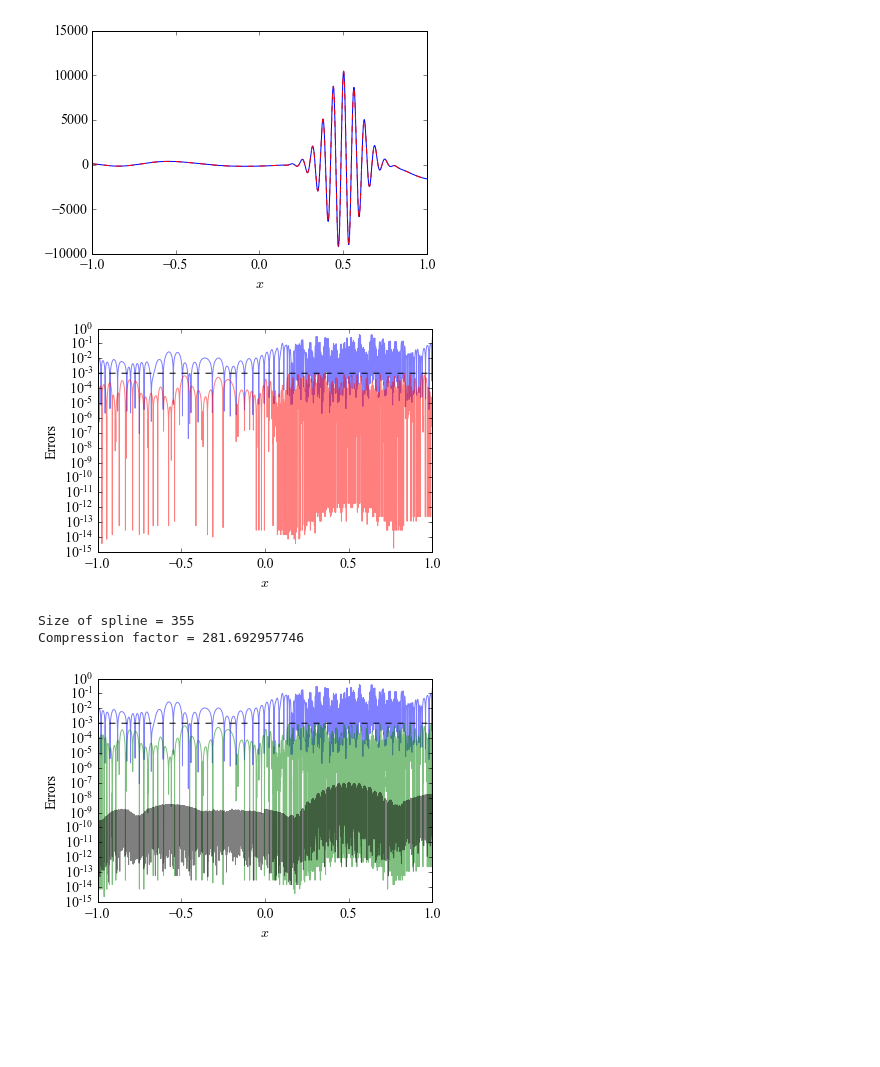
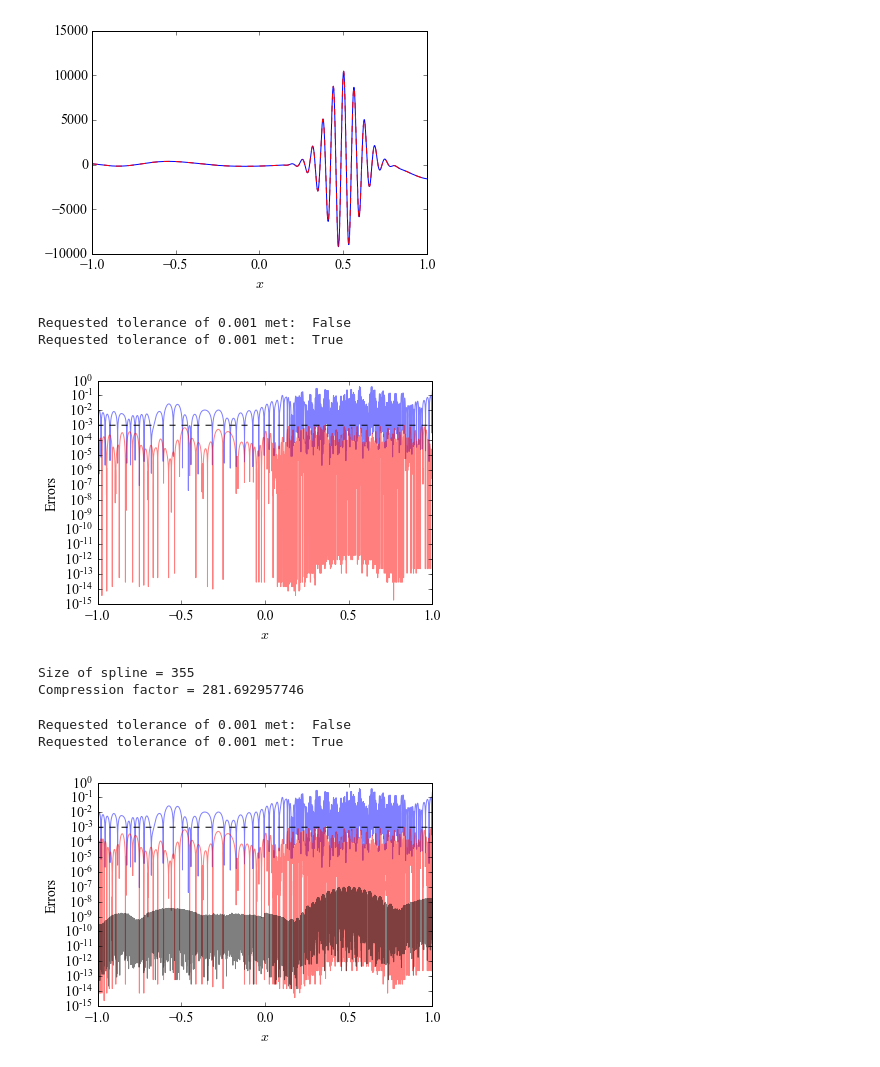
Before and after one commit to crgalley/romspline, a Jupyter notebook: romSpline_example.ipynb, the cells around one changed output. Cells and saved outputs as stored; diff of their text form; code cells hidden in the pictures; blank space fills up the shorter version.

```diff
--- a/romSpline_example.ipynb
+++ b/romSpline_example.ipynb
@@ -222,12 +249,17 @@ plt.xlabel('$x$');
 y = f(x)
 y1 = dfdx(x)  # Compute derivative analytically
 
-plt.semilogy(x, np.abs(spline(x, dx=1)-y1), 'b-', alpha=0.5);
-plt.semilogy(x, np.abs(dspline(x)-y1), 'r-', alpha=0.5);
+plt.semilogy(x, spline.test(x, y1, dx=1), 'b-', alpha=0.5);  # This computes the first
+                                                               # derivative of the spline
+                                                               # prediction and compares
+                                                               # to y1
+plt.semilogy(x, dspline.test(x, y1), 'r-', alpha=0.5);
 plt.semilogy(x, dspline.tol*np.ones(x.size), 'k--');
 plt.ylabel('Errors');
 plt.xlabel('$x$');
 # %% [output]
+Requested tolerance of 0.001 met:  False
+Requested tolerance of 0.001 met:  True
 [figure]
 # %%
 # If we didn't have access to the analytical derivative of the data
@@ -247,15 +279,19 @@ Compression factor = 281.692957746
 # %%
 # The spline built from the numerical derivative of the data is
 # also a bit better than evaluating the derivative of the spline
 # built from the original data and taking its derivative:
-plt.semilogy(x, np.abs(spline(x, dx=1)-y1), 'b-', alpha=0.5);
-plt.semilogy(x, np.abs(Dspline(x)-Df), 'g-', alpha=0.5);
+#plt.semilogy(x, np.abs(spline(x, dx=1)-y1), 'b-', alpha=0.5);
+#plt.semilogy(x, np.abs(Dspline(x)-Df), 'g-', alpha=0.5);
+plt.semilogy(x, spline.test(x, y1, dx=1), 'b-', alpha=0.5);
+plt.semilogy(x, Dspline.test(x, Df), 'r-', alpha=0.5);
 plt.semilogy(x, Dspline.tol*np.ones(x.size), 'k--');
 
 # For comparison, shown in black is the difference between the
 # numerically and analytically computed derivatives of the data.
 plt.semilogy(x, np.abs(Df-dfdx(x)), 'k-', alpha=0.5);
 plt.xlabel('$x$');
 plt.ylabel('Errors');
 # %% [output]
+Requested tolerance of 0.001 met:  False
+Requested tolerance of 0.001 met:  True
-[figure, old version]
+[figure, new version]
```
Also changed, not shown: parts of 13 cells of this notebook.
